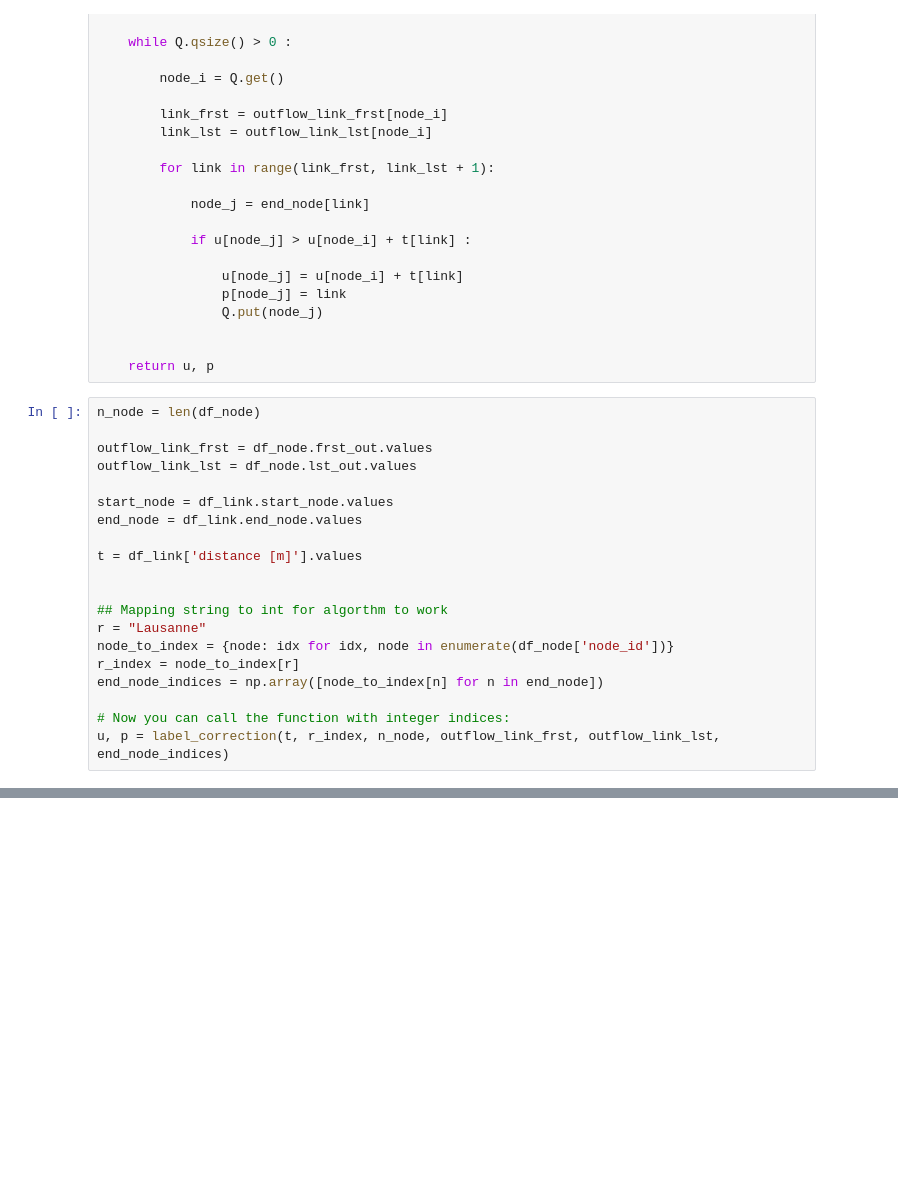
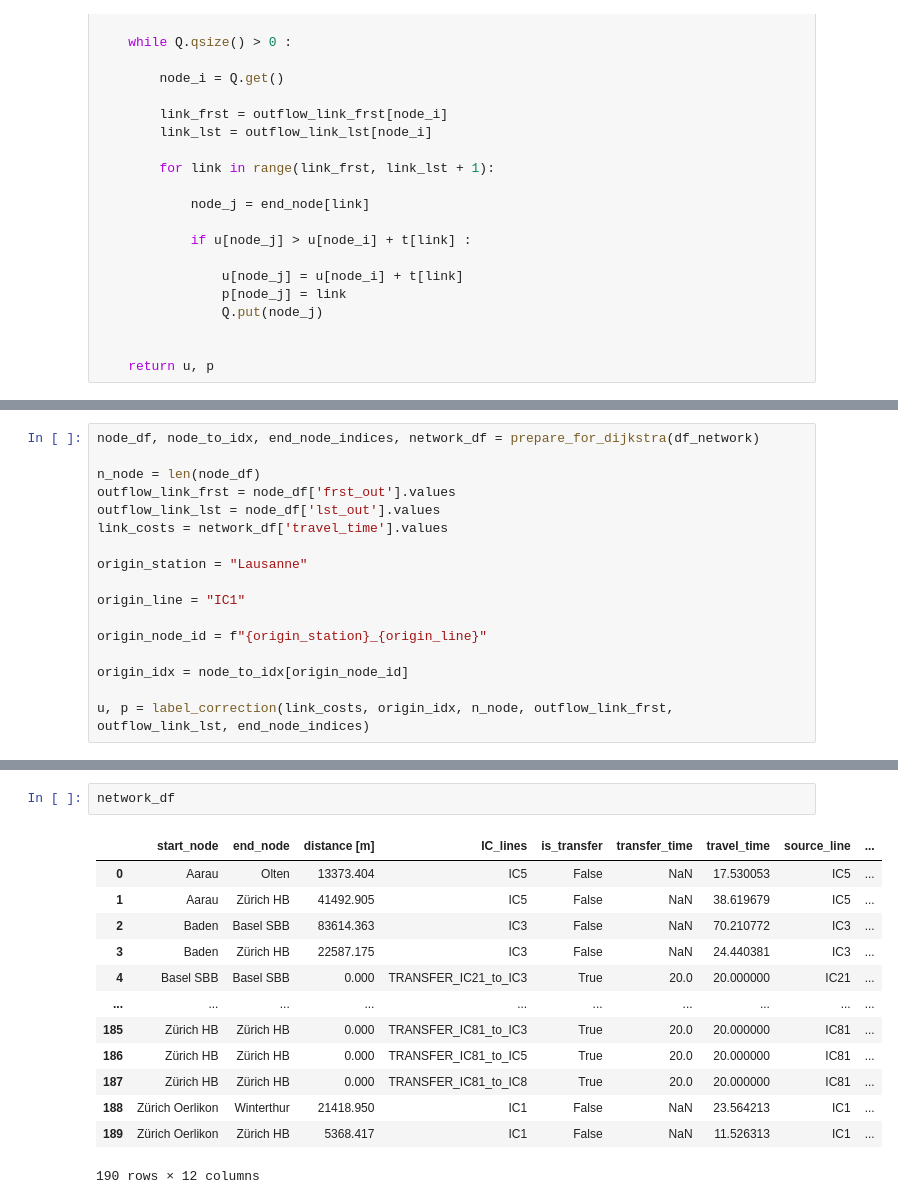
Before and after one commit to liuzzi29/Project_TN, a Jupyter notebook: Model.ipynb, the cells around one changed output, grey strips where cells are left out. Saved outputs shown, nothing was run; the diff lists cells and outputs as text; blank space fills up the shorter version.

```diff
--- a/Model.ipynb
+++ b/Model.ipynb
@@ -201,23 +295,3 @@ def label_correction(t, r, n_node, outflow_link_frst, outflow_link_lst, end_node
 
 
     return u, p
-# %%
-n_node = len(df_node)
-
-outflow_link_frst = df_node.frst_out.values
-outflow_link_lst = df_node.lst_out.values
-
-start_node = df_link.start_node.values
-end_node = df_link.end_node.values
-
-t = df_link['distance [m]'].values
-
-
-## Mapping string to int for algorthm to work
-r = "Lausanne"
-node_to_index = {node: idx for idx, node in enumerate(df_node['node_id'])}
-r_index = node_to_index[r]
-end_node_indices = np.array([node_to_index[n] for n in end_node])
-
-# Now you can call the function with integer indices:
-u, p = label_correction(t, r_index, n_node, outflow_link_frst, outflow_link_lst, end_node_indices)
@@ -224,3 +330,20 @@ u, p = label_correction(t, r_index, n_node, outflow_link_frst, outflow_link_lst,
+# %%
+node_df, node_to_idx, end_node_indices, network_df = prepare_for_dijkstra(df_network)
+
+n_node = len(node_df)
+outflow_link_frst = node_df['frst_out'].values
+outflow_link_lst = node_df['lst_out'].values
+link_costs = network_df['travel_time'].values
+
+origin_station = "Lausanne"
+
+origin_line = "IC1"
+
+origin_node_id = f"{origin_station}_{origin_line}"
+
+origin_idx = node_to_idx[origin_node_id]
+
+u, p = label_correction(link_costs, origin_idx, n_node, outflow_link_frst, outflow_link_lst, end_node_indices)
 # %%
 u
 # %% [output]
@@ -506,0 +417,16 @@ Path:
+# %%
+network_df
+# %% [output]
+|  | start_node | end_node | distance [m] | IC_lines | is_transfer | transfer_time | travel_time | source_line | ... |
+| 0 | Aarau | Olten | 13373.404 | IC5 | False | NaN | 17.530053 | IC5 | ... |
+| 1 | Aarau | Zürich HB | 41492.905 | IC5 | False | NaN | 38.619679 | IC5 | ... |
+| 2 | Baden | Basel SBB | 83614.363 | IC3 | False | NaN | 70.210772 | IC3 | ... |
+| 3 | Baden | Zürich HB | 22587.175 | IC3 | False | NaN | 24.440381 | IC3 | ... |
+| 4 | Basel SBB | Basel SBB | 0.000 | TRANSFER_IC21_to_IC3 | True | 20.0 | 20.000000 | IC21 | ... |
+| ... | ... | ... | ... | ... | ... | ... | ... | ... | ... |
+| 185 | Zürich HB | Zürich HB | 0.000 | TRANSFER_IC81_to_IC3 | True | 20.0 | 20.000000 | IC81 | ... |
+| 186 | Zürich HB | Zürich HB | 0.000 | TRANSFER_IC81_to_IC5 | True | 20.0 | 20.000000 | IC81 | ... |
+| 187 | Zürich HB | Zürich HB | 0.000 | TRANSFER_IC81_to_IC8 | True | 20.0 | 20.000000 | IC81 | ... |
+| 188 | Zürich Oerlikon | Winterthur | 21418.950 | IC1 | False | NaN | 23.564213 | IC1 | ... |
+| 189 | Zürich Oerlikon | Zürich HB | 5368.417 | IC1 | False | NaN | 11.526313 | IC1 | ... |
+190 rows × 12 columns
```
Also changed, not shown: parts of 35 cells of this notebook, 1 other file.
